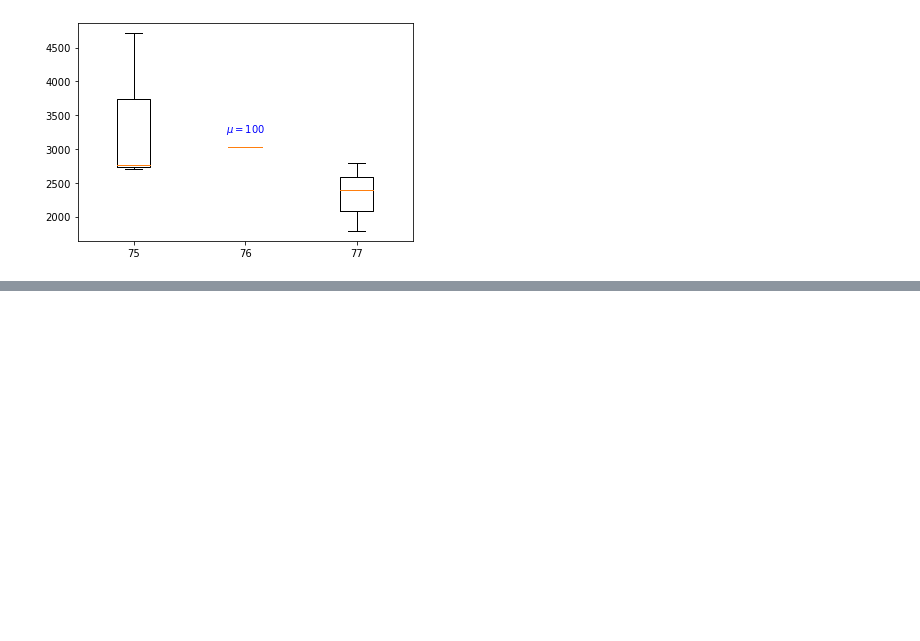
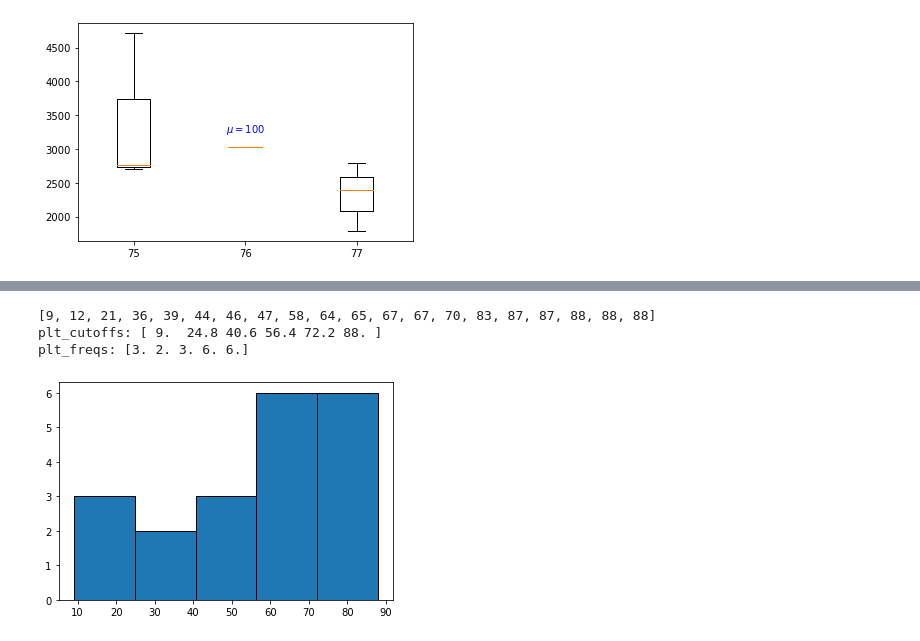
Before and after one commit to GonzagaCPSC322/U3-Data-Analysis, a Jupyter notebook: JupyterNotebookFun/MatplotlibExamples.ipynb, the cells around one changed output, grey strips where cells are left out. Drawn from its saved outputs; the diff is of its cells as text; code cells hidden in the pictures; blank space fills up the shorter version.

```diff
--- a/JupyterNotebookFun/MatplotlibExamples.ipynb
+++ b/JupyterNotebookFun/MatplotlibExamples.ipynb
@@ -202,0 +212,14 @@ box_plot_example(msrp_dists, modelyear_names)
+# %%
+# we need data
+np.random.seed(0)
+values = np.random.choice(100, 20) # 20 ints in [0, 100) sampled with replacement
+values = sorted(list(values))
+print(values)
+plt_freqs, plt_cutoffs, plt_artists = plt.hist(values, bins=5, edgecolor="black")
+print("plt_cutoffs:", plt_cutoffs)
+print("plt_freqs:", plt_freqs)
+# %% [output]
+[9, 12, 21, 36, 39, 44, 46, 47, 58, 64, 65, 67, 67, 70, 83, 87, 87, 88, 88, 88]
+plt_cutoffs: [ 9.  24.8 40.6 56.4 72.2 88. ]
+plt_freqs: [3. 2. 3. 6. 6.]
+[figure, added]
```
Also changed, not shown: parts of 3 cells of this notebook, 1 other file.
